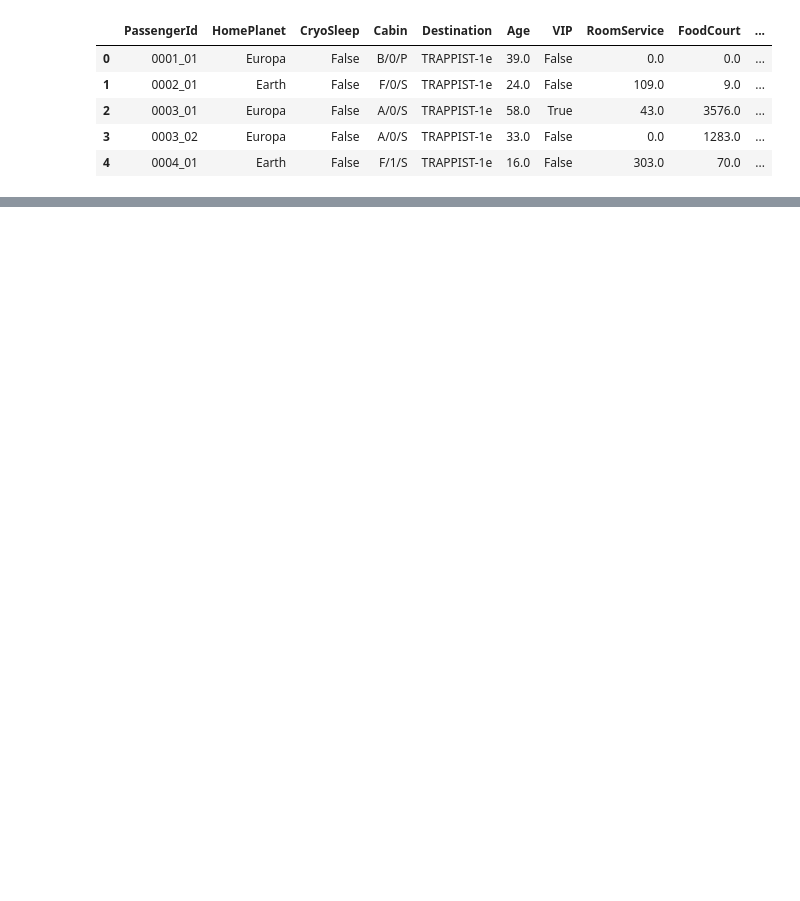
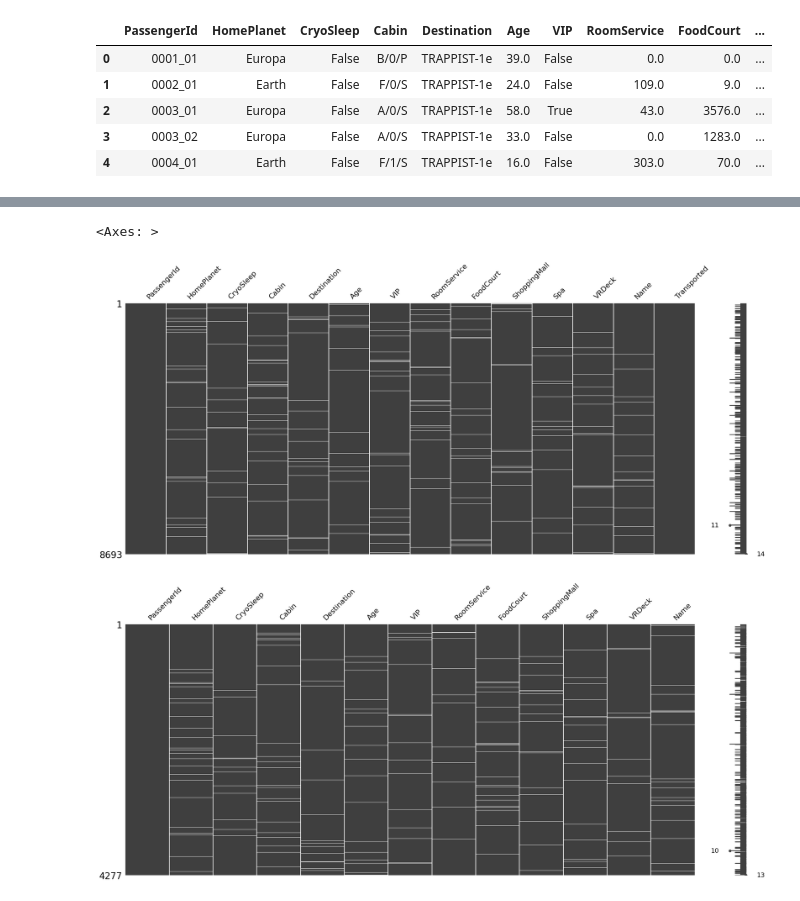
Before and after one commit to 7PAM2015-0105-2023-Group-7/Kaggle-Challange, a Jupyter notebook: Kaggle_Challange_notebook.ipynb, the cells around one changed output, grey strips where cells are left out. Cells and saved outputs as stored; diff of their text form; code cells hidden in the pictures; blank space fills up the shorter version.

```diff
--- a/Kaggle_Challange_notebook.ipynb
+++ b/Kaggle_Challange_notebook.ipynb
@@ -14,0 +66,7 @@ df.head()
+# %%
+msno.matrix(train)
+msno.matrix(test)
+# %% [output]
+<Axes: >
+[figure, added]
+[figure, added]
```
Also changed, not shown: parts of 5 cells of this notebook.
